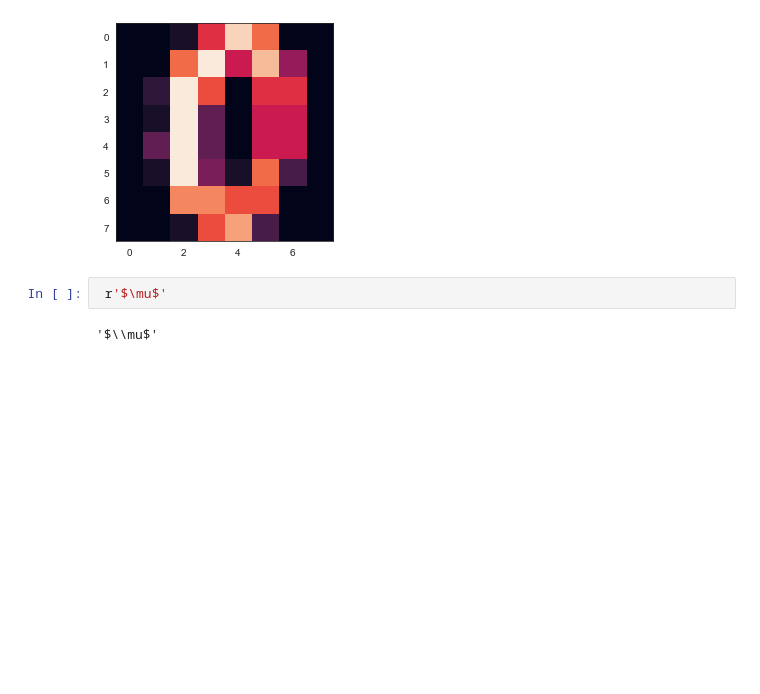
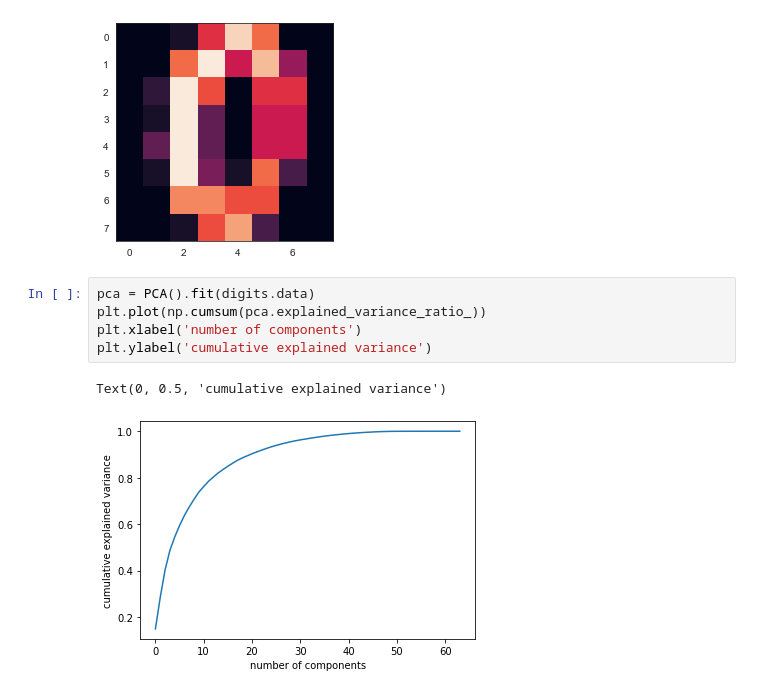
Before and after one commit to Jennifer331/Scripts, a Jupyter notebook: python/jupter/描摹/Digits Pixel Components.ipynb, the cells around one changed output. Drawn from its saved outputs; the diff is of its cells as text; blank space fills up the shorter version.

```diff
--- a/python/jupter/描摹/Digits Pixel Components.ipynb
+++ b/python/jupter/描摹/Digits Pixel Components.ipynb
@@ -71,7 +69,11 @@ plt.imshow(digits.data[10].reshape(8,8))
 # %% [output]
 <matplotlib.image.AxesImage at 0x...>
 [figure]
-# %%
- r'$\mu$'
-# %% [output]
-'$\\mu$'
+# %%
+pca = PCA().fit(digits.data)
+plt.plot(np.cumsum(pca.explained_variance_ratio_))
+plt.xlabel('number of components')
+plt.ylabel('cumulative explained variance')
+# %% [output]
+Text(0, 0.5, 'cumulative explained variance')
+[figure, added]
```
Also changed, not shown: parts of 6 cells of this notebook, 2 other files.
